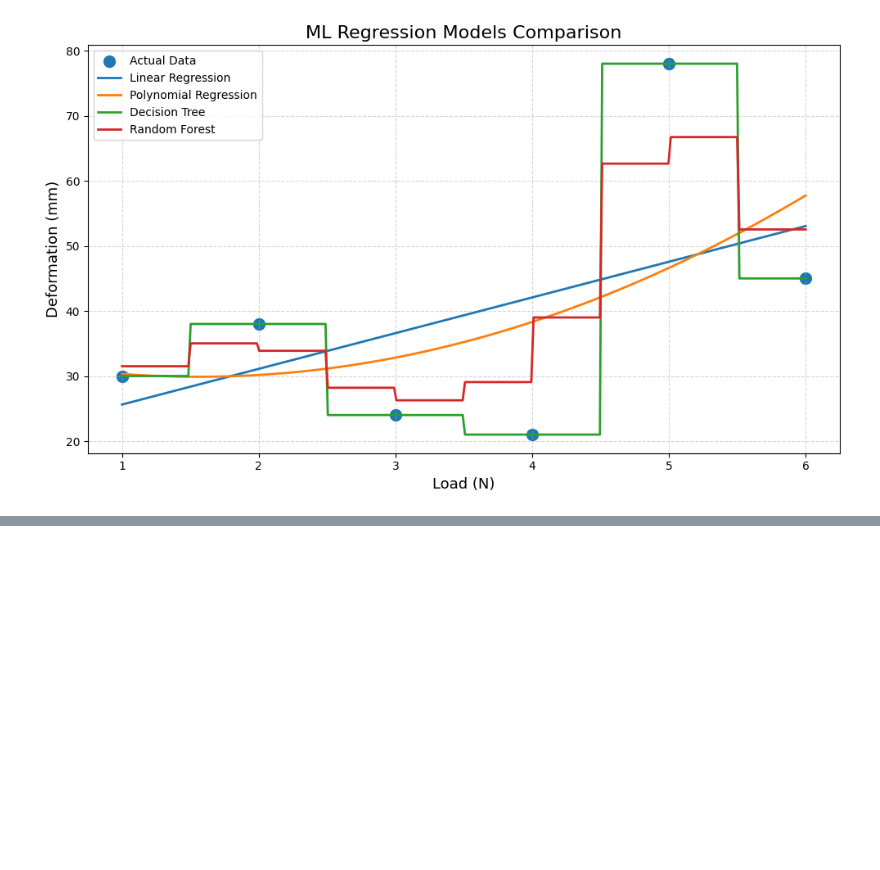
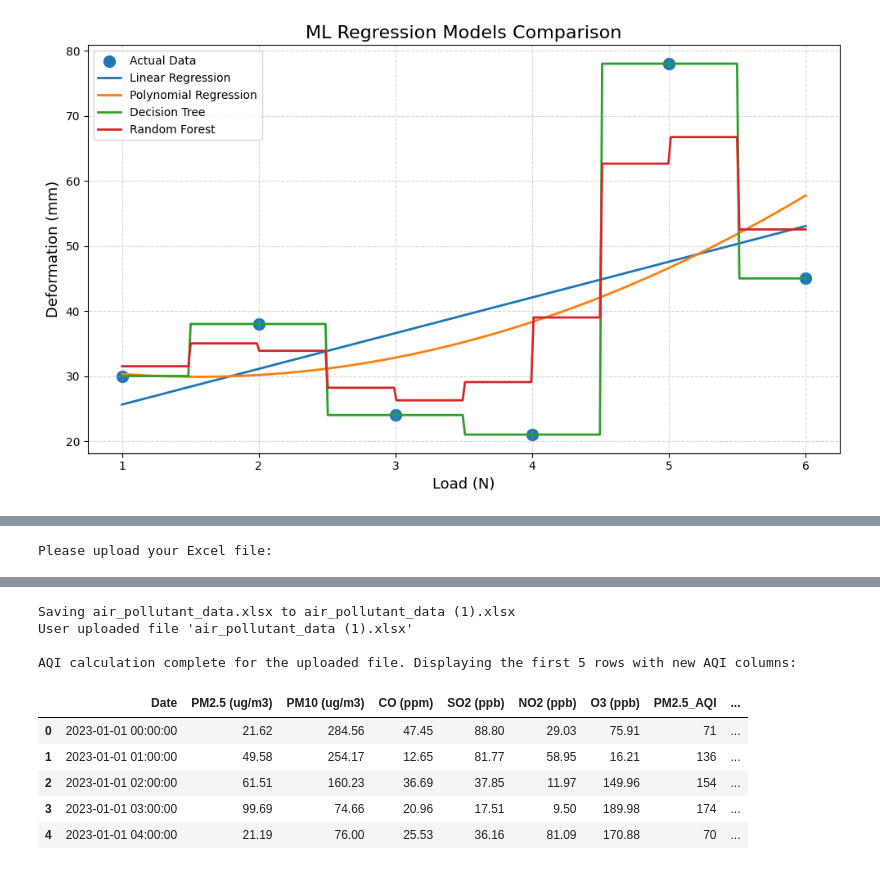
Before and after one commit to tanveerratul34/Practice-, a Jupyter notebook: Untitled0.ipynb, the cells around one changed output, grey strips where cells are left out. Cells and saved outputs as stored; diff of their text form; code cells hidden in the pictures; blank space fills up the shorter version.

```diff
--- a/Untitled0.ipynb
+++ b/Untitled0.ipynb
@@ -358,0 +579,26 @@ Model Performance:
+# %%
+from google.colab import files
+import io
+
+print("Please upload your Excel file:")
+uploaded = files.upload()
+
+# Assuming only one file is uploaded
+for filename in uploaded.keys():
+    print(f"User uploaded file '{filename}'")
+    uploaded_file_name = filename
+
+# Load the uploaded Excel file into a DataFrame
+# Use io.BytesIO to read the uploaded content directly
+df_uploaded_aqi = pd.read_excel(io.BytesIO(uploaded[uploaded_file_name]))
+
+# Calculate AQI for PM2.5 (assuming the column name is 'PM2.5 (ug/m3)')
+df_uploaded_aqi['PM2.5_AQI'] = df_uploaded_aqi['PM2.5 (ug/m3)'].apply(calculate_aqi_pm25)
+
+# Get AQI Category
+df_uploaded_aqi['PM2.5_AQI_Category'] = df_uploaded_aqi['PM2.5_AQI'].apply(get_aqi_category)
+
+print("\nAQI calculation complete for the uploaded file. Displaying the first 5 rows with new AQI columns:")
+display(df_uploaded_aqi.head())
+# %% [output]
+Please upload your Excel file:
@@ -358,0 +606,10 @@ Model Performance:
+Saving air_pollutant_data.xlsx to air_pollutant_data (1).xlsx
+User uploaded file 'air_pollutant_data (1).xlsx'
+
+AQI calculation complete for the uploaded file. Displaying the first 5 rows with new AQI columns:
+|  | Date | PM2.5 (ug/m3) | PM10 (ug/m3) | CO (ppm) | SO2 (ppb) | NO2 (ppb) | O3 (ppb) | PM2.5_AQI | ... |
+| 0 | 2023-01-01 00:00:00 | 21.62 | 284.56 | 47.45 | 88.80 | 29.03 | 75.91 | 71 | ... |
+| 1 | 2023-01-01 01:00:00 | 49.58 | 254.17 | 12.65 | 81.77 | 58.95 | 16.21 | 136 | ... |
+| 2 | 2023-01-01 02:00:00 | 61.51 | 160.23 | 36.69 | 37.85 | 11.97 | 149.96 | 154 | ... |
+| 3 | 2023-01-01 03:00:00 | 99.69 | 74.66 | 20.96 | 17.51 | 9.50 | 189.98 | 174 | ... |
+| 4 | 2023-01-01 04:00:00 | 21.19 | 76.00 | 25.53 | 36.16 | 81.09 | 170.88 | 70 | ... |
```
Also changed, not shown: parts of 11 cells of this notebook.
